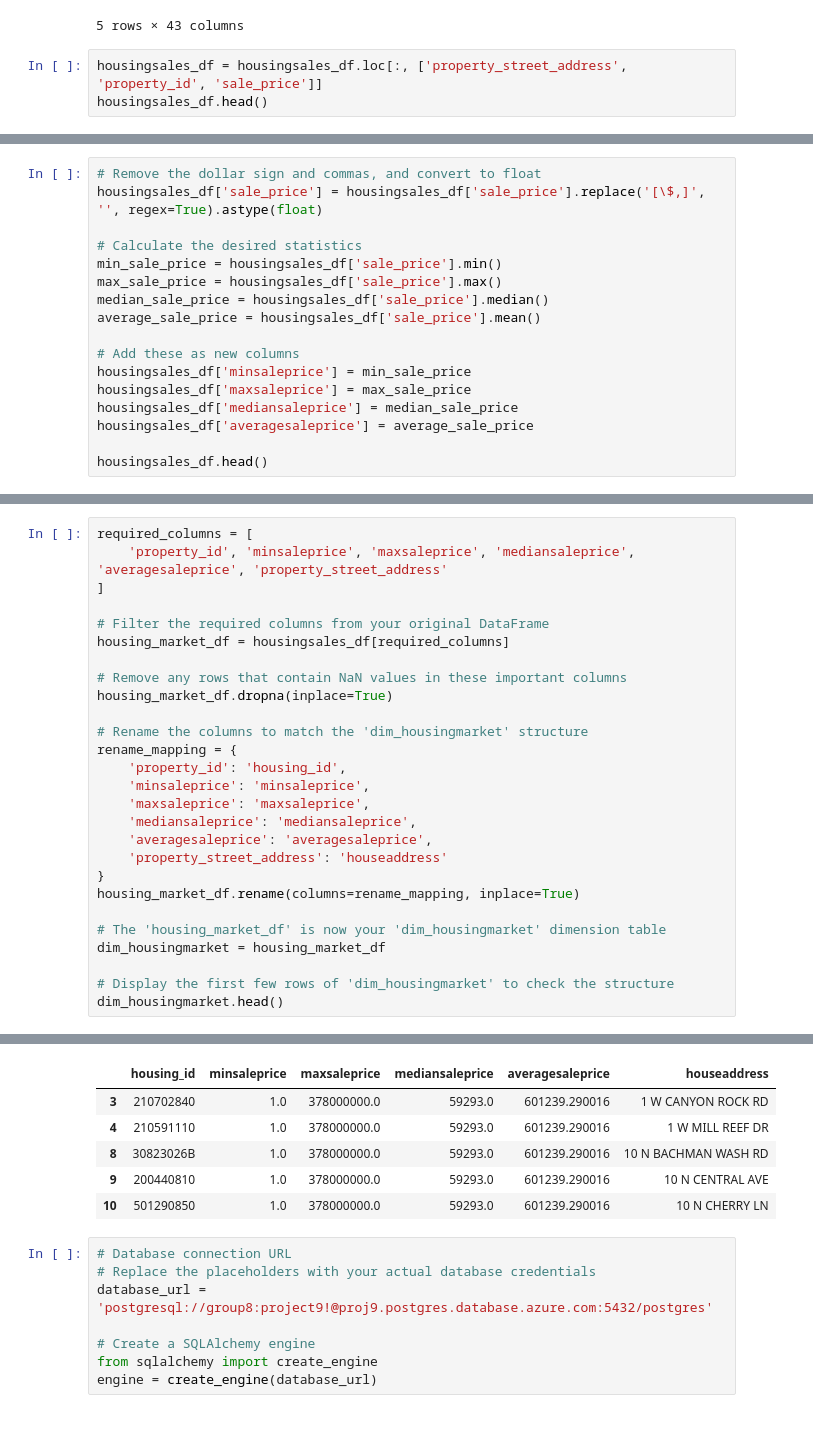
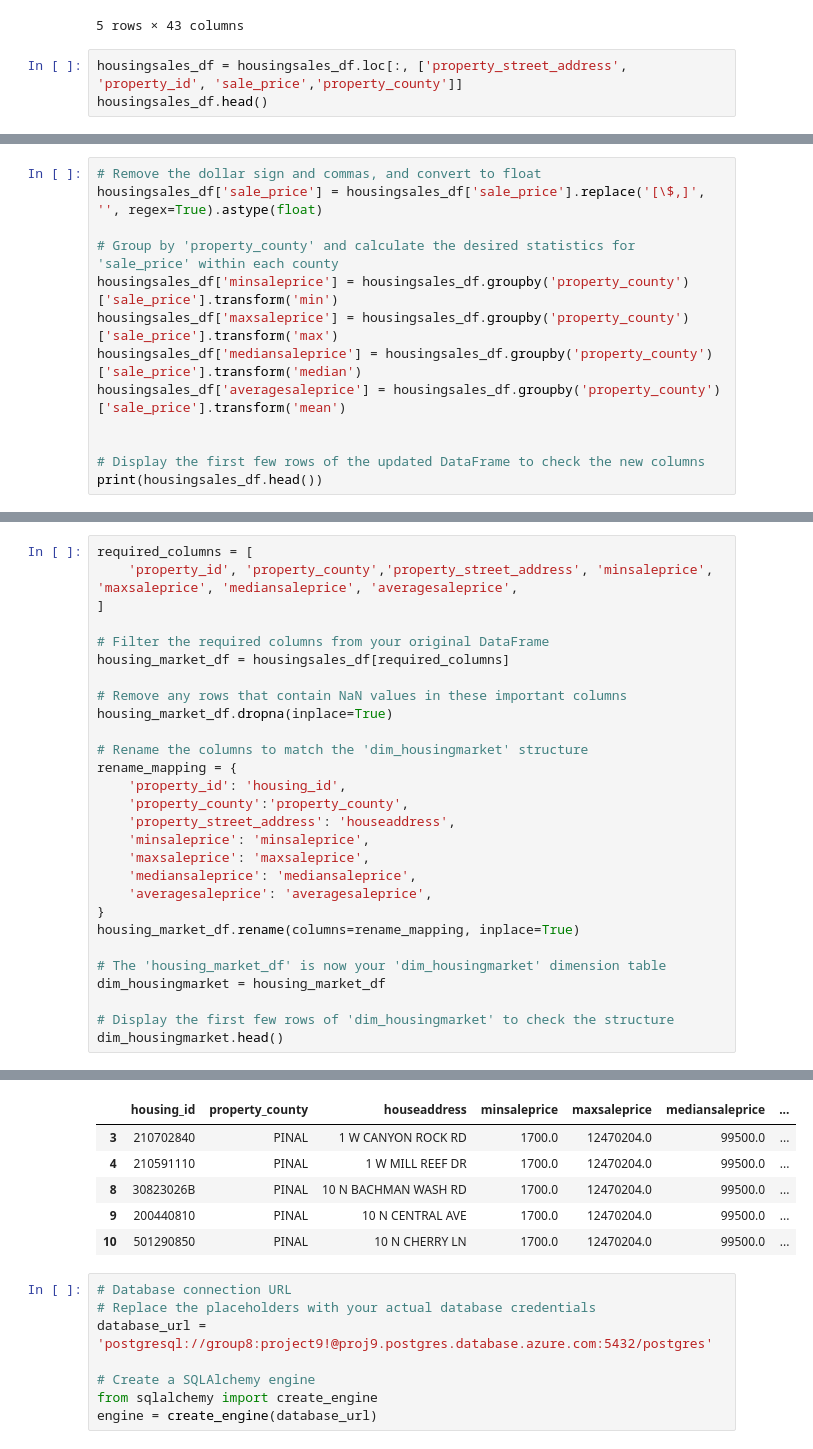
Before and after one commit to WasikulIslam1/CIS-4400-Project-9, a Jupyter notebook: HousingMarket/Scripts/ETL.ipynb, the cells around one changed output, grey strips where cells are left out. Saved outputs shown, nothing was run; the diff lists cells and outputs as text.

Commit message:
new puhsed housing price

```diff
--- a/HousingMarket/Scripts/ETL.ipynb
+++ b/HousingMarket/Scripts/ETL.ipynb
@@ -72,6 +71,6 @@ housingsales_df.head()
 | 10 | AZ | 85138.0 | 10 N CHERRY LN | MARICOPA | PINAL | 501290850 | ... |
 5 rows × 43 columns
 # %%
-housingsales_df = housingsales_df.loc[:, ['property_street_address', 'property_id', 'sale_price']]
+housingsales_df = housingsales_df.loc[:, ['property_street_address', 'property_id', 'sale_price','property_county']]
 housingsales_df.head()
 # %% [output]
@@ -85,17 +84,13 @@ housingsales_df.head()
 # Remove the dollar sign and commas, and convert to float
 housingsales_df['sale_price'] = housingsales_df['sale_price'].replace('[\$,]', '', regex=True).astype(float)
 
-# Calculate the desired statistics
-min_sale_price = housingsales_df['sale_price'].min()
-max_sale_price = housingsales_df['sale_price'].max()
-median_sale_price = housingsales_df['sale_price'].median()
-average_sale_price = housingsales_df['sale_price'].mean()
+# Group by 'property_county' and calculate the desired statistics for 'sale_price' within each county
+housingsales_df['minsaleprice'] = housingsales_df.groupby('property_county')['sale_price'].transform('min')
+housingsales_df['maxsaleprice'] = housingsales_df.groupby('property_county')['sale_price'].transform('max')
+housingsales_df['mediansaleprice'] = housingsales_df.groupby('property_county')['sale_price'].transform('median')
+housingsales_df['averagesaleprice'] = housingsales_df.groupby('property_county')['sale_price'].transform('mean')
 
-# Add these as new columns
-housingsales_df['minsaleprice'] = min_sale_price
-housingsales_df['maxsaleprice'] = max_sale_price
-housingsales_df['mediansaleprice'] = median_sale_price
-housingsales_df['averagesaleprice'] = average_sale_price
 
-housingsales_df.head()
+# Display the first few rows of the updated DataFrame to check the new columns
+print(housingsales_df.head())
 # %% [output]
@@ -108,45 +110,46 @@ housingsales_df.head()
 # %%
 required_columns = [
-    'property_id', 'minsaleprice', 'maxsaleprice', 'mediansaleprice', 'averagesaleprice', 'property_street_address'
+    'property_id', 'property_county','property_street_address',	'minsaleprice', 'maxsaleprice', 'mediansaleprice', 'averagesaleprice',
 ]
 
 # Filter the required columns from your original DataFrame
 housing_market_df = housingsales_df[required_columns]
 
 # Remove any rows that contain NaN values in these important columns
 housing_market_df.dropna(inplace=True)
 
 # Rename the columns to match the 'dim_housingmarket' structure
 rename_mapping = {
     'property_id': 'housing_id',
+    'property_county':'property_county',
+    'property_street_address': 'houseaddress',
     'minsaleprice': 'minsaleprice',
     'maxsaleprice': 'maxsaleprice',
     'mediansaleprice': 'mediansaleprice',
     'averagesaleprice': 'averagesaleprice',
-    'property_street_address': 'houseaddress'
 }
 housing_market_df.rename(columns=rename_mapping, inplace=True)
 
 # The 'housing_market_df' is now your 'dim_housingmarket' dimension table
 dim_housingmarket = housing_market_df
 
 # Display the first few rows of 'dim_housingmarket' to check the structure
 dim_housingmarket.head()
 # %% [output]
 A value is trying to be set on a copy of a slice from a DataFrame
 
 See the caveats in the documentation: https://pandas.pydata.org/pandas-docs/stable/user_guide/indexing.html#returning-a-view-versus-a-copy
   housing_market_df.dropna(inplace=True)
 A value is trying to be set on a copy of a slice from a DataFrame
 
 See the caveats in the documentation: https://pandas.pydata.org/pandas-docs/stable/user_guide/indexing.html#returning-a-view-versus-a-copy
   housing_market_df.rename(columns=rename_mapping, inplace=True)
-|  | housing_id | minsaleprice | maxsaleprice | mediansaleprice | averagesaleprice | houseaddress |
-| 3 | 210702840 | 1.0 | 378000000.0 | 59293.0 | 601239.290016 | 1 W CANYON ROCK RD |
-| 4 | 210591110 | 1.0 | 378000000.0 | 59293.0 | 601239.290016 | 1 W MILL REEF DR |
-| 8 | 30823026B | 1.0 | 378000000.0 | 59293.0 | 601239.290016 | 10 N BACHMAN WASH RD |
-| 9 | 200440810 | 1.0 | 378000000.0 | 59293.0 | 601239.290016 | 10 N CENTRAL AVE |
-| 10 | 501290850 | 1.0 | 378000000.0 | 59293.0 | 601239.290016 | 10 N CHERRY LN |
+|  | housing_id | property_county | houseaddress | minsaleprice | maxsaleprice | mediansaleprice | ... |
+| 3 | 210702840 | PINAL | 1 W CANYON ROCK RD | 1700.0 | 12470204.0 | 99500.0 | ... |
+| 4 | 210591110 | PINAL | 1 W MILL REEF DR | 1700.0 | 12470204.0 | 99500.0 | ... |
+| 8 | 30823026B | PINAL | 10 N BACHMAN WASH RD | 1700.0 | 12470204.0 | 99500.0 | ... |
+| 9 | 200440810 | PINAL | 10 N CENTRAL AVE | 1700.0 | 12470204.0 | 99500.0 | ... |
+| 10 | 501290850 | PINAL | 10 N CHERRY LN | 1700.0 | 12470204.0 | 99500.0 | ... |
 # %%
 # Database connection URL
 # Replace the placeholders with your actual database credentials
```
Also changed, not shown: parts of 4 cells of this notebook, 3 other files.
